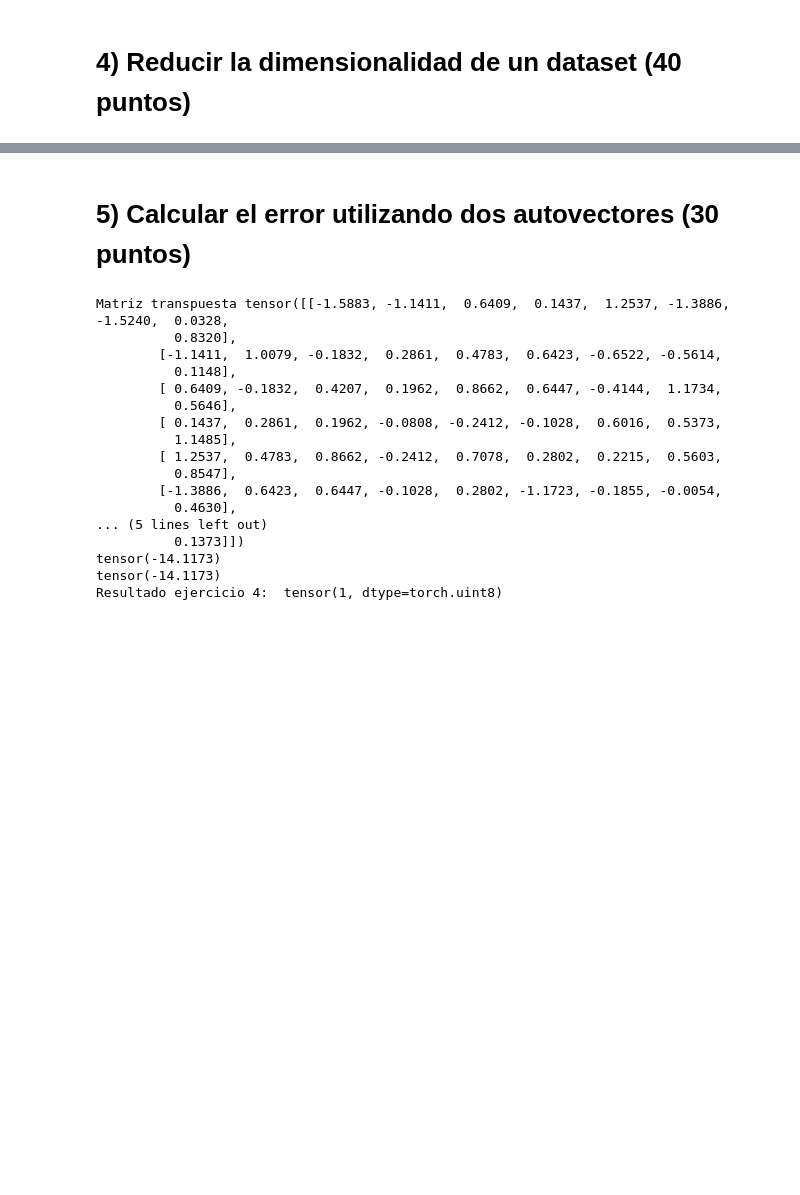
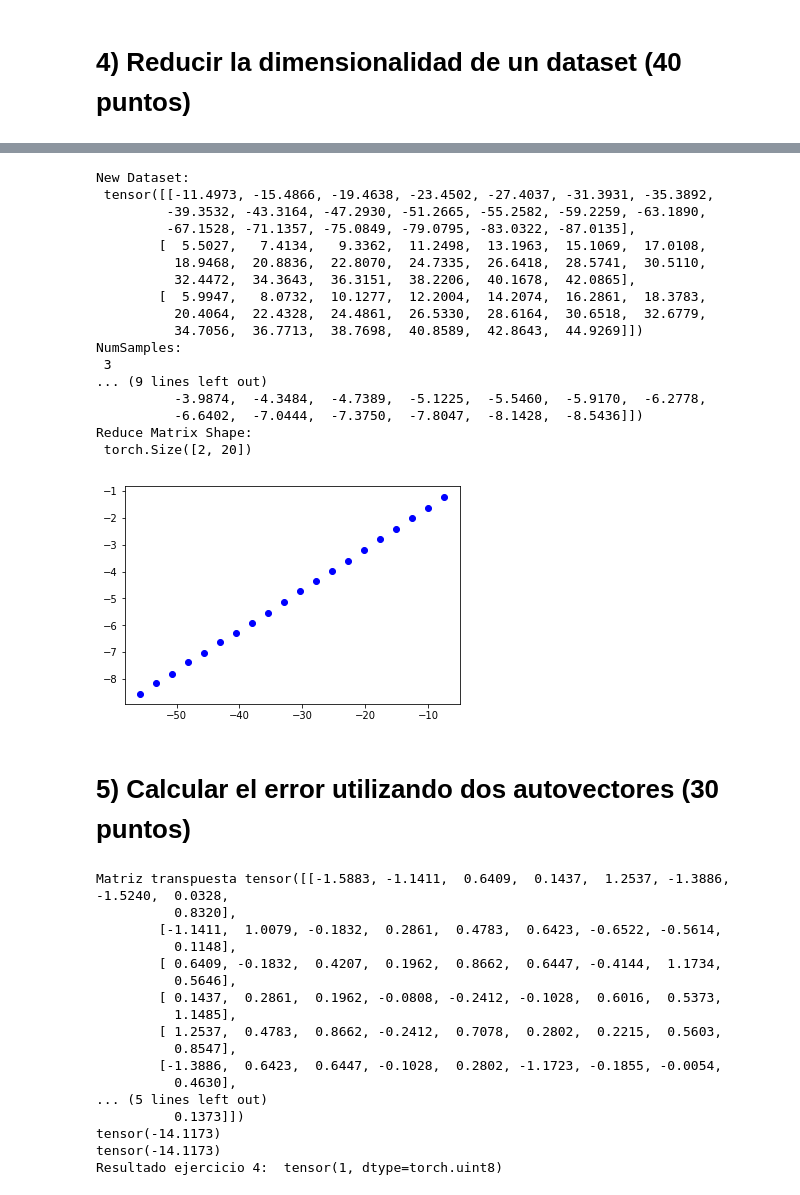
Before and after one commit to fmejias/CienciasDeLosDatosTEC, a Jupyter notebook: TP2/TP2.ipynb, the cells around one changed output, grey strips where cells are left out. Cells and saved outputs as stored; diff of their text form; code cells hidden in the pictures; blank space fills up the shorter version.

Commit message:
TP2: Add exercise 4 in Jupyter notebook

```diff
--- a/TP2/TP2.ipynb
+++ b/TP2/TP2.ipynb
@@ -257,3 +223,81 @@ Matriz de covarianza a partir de matriz aleatoria: tensor([[ 0.6337,  0.0489, -0
+# %%
+## Exercise 4
+def reducirDimensionalidadDataset(dataset, baseVectors):
+    """
+    Reduce dataset dimensionality
+    dataset:
+    baseVectors:
+    """
+
+    def plotReduceMatrixAndScatteredPoints(reduceMatrix):
+      """
+      Scattered Matrix Points
+      A: Matrix with the set of samples.
+      """
+
+      # Scattered matrix points
+      plt.scatter(reduceMatrix[0, :].numpy(), reduceMatrix[1, :].numpy(), c='b', marker='o')
+
+      plt.show()
+
+    # Substract the mean to the data for data normalization
+    meanSample = torch.mean(dataset, 0)
+    newDataset = dataset - meanSample
+    print("New Dataset: \n", newDataset)
+
+    # 2D data samples
+    numDataSamples = newDataset.shape[0]
+    print("NumSamples: \n", numDataSamples)
+    dataset2D = torch.zeros(numDataSamples, 2)
+    base1 = baseVectors[:, 0].squeeze()
+    print("Base1: \n", base1)
+    base2 = baseVectors[:, 1].squeeze()
+    print("Base2: \n", base2)
+
+    # Reduce matrix
+    reduceMatrix = torch.zeros(2, 20)
+
+    # Calculate u*v1
+    firstRow = (base1*newDataset.transpose(0, 1)).sum(1, keepdim = True).transpose(0, 1)
+
+    # Calculate u*v2
+    secondRow = (base2*newDataset.transpose(0, 1)).sum(1, keepdim = True).transpose(0, 1)
+
+    # Set new matrix
+    reduceMatrix[0, :] = firstRow
+    reduceMatrix[1, :] = secondRow
+
+    print("Reduce Matrix: \n", reduceMatrix)
+    print("Reduce Matrix Shape: \n", reduceMatrix.shape)
+
+    # Plot reduce matrix
+    plotReduceMatrixAndScatteredPoints(reduceMatrix)
+
+    return reduceMatrix
+
+
+
+# Test reducing the dimensionality of a dataset.
+reduceMatrix = reducirDimensionalidadDataset(matrizX, baseVectors)
+# %% [output]
+New Dataset:
+ tensor([[-11.4973, -15.4866, -19.4638, -23.4502, -27.4037, -31.3931, -35.3892,
+         -39.3532, -43.3164, -47.2930, -51.2665, -55.2582, -59.2259, -63.1890,
+         -67.1528, -71.1357, -75.0849, -79.0795, -83.0322, -87.0135],
+        [  5.5027,   7.4134,   9.3362,  11.2498,  13.1963,  15.1069,  17.0108,
+          18.9468,  20.8836,  22.8070,  24.7335,  26.6418,  28.5741,  30.5110,
+          32.4472,  34.3643,  36.3151,  38.2206,  40.1678,  42.0865],
+        [  5.9947,   8.0732,  10.1277,  12.2004,  14.2074,  16.2861,  18.3783,
+          20.4064,  22.4328,  24.4861,  26.5330,  28.6164,  30.6518,  32.6779,
+          34.7056,  36.7713,  38.7698,  40.8589,  42.8643,  44.9269]])
+NumSamples:
+ 3
+... (9 lines left out)
+          -3.9874,  -4.3484,  -4.7389,  -5.1225,  -5.5460,  -5.9170,  -6.2778,
+          -6.6402,  -7.0444,  -7.3750,  -7.8047,  -8.1428,  -8.5436]])
+Reduce Matrix Shape:
+ torch.Size([2, 20])
+[figure, added]
 # %% [markdown]
 # 5) Calcular el error utilizando dos autovectores (30 puntos)
 # %%
```
Also changed, not shown: parts of 2 cells of this notebook.
